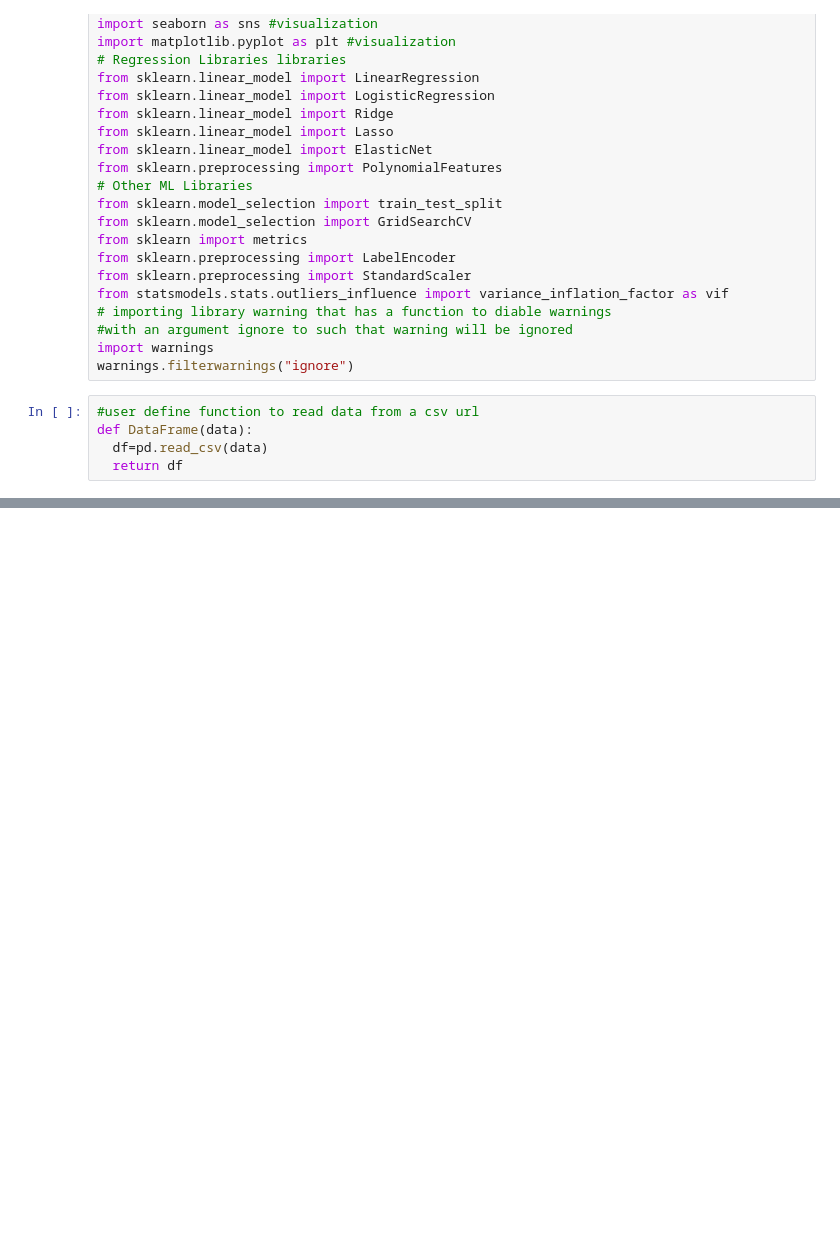
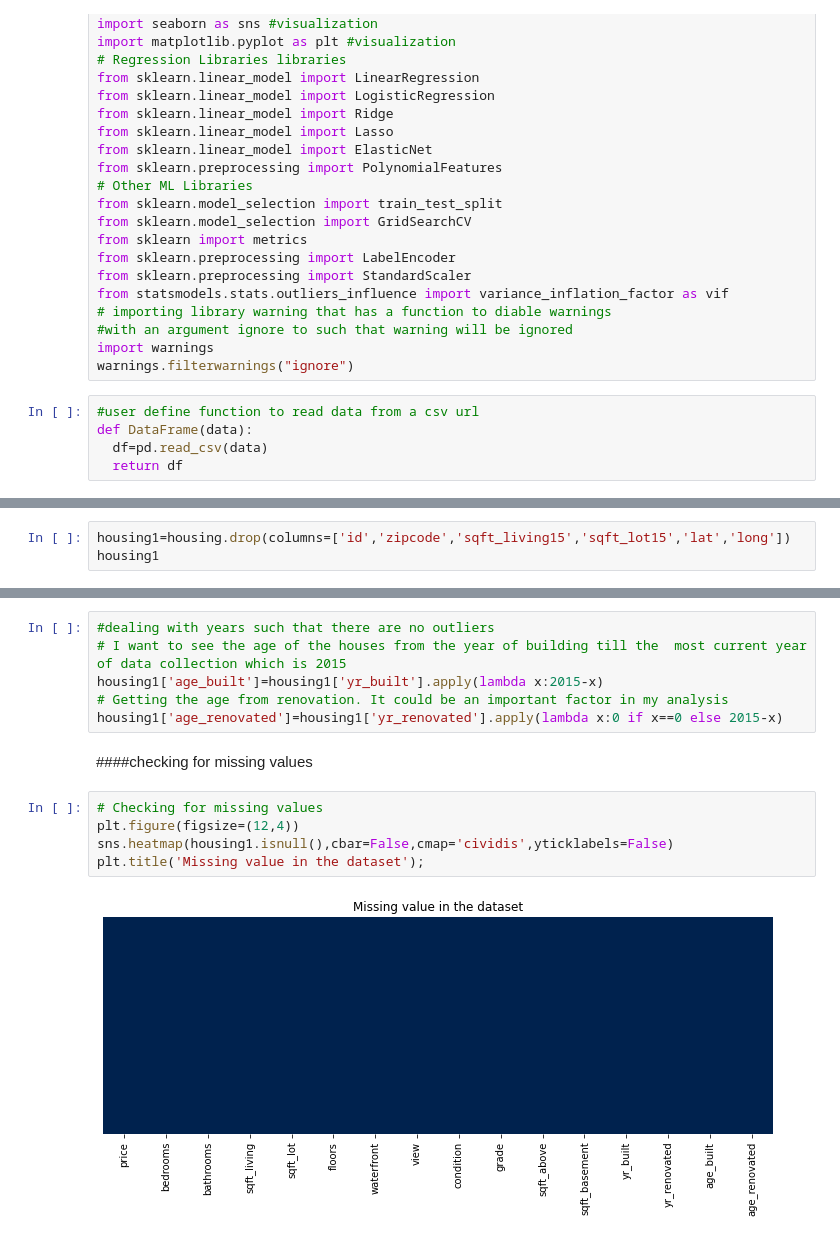
Before and after one commit to kipsangchepesa/Core12_moduleII-IP, a Jupyter notebook: Moringa_Data_Science_core12_ModuleII_W2_Independent_Project_2021_11_Kipsang_Nicholas_Machine_Learning_.ipynb, the cells around one changed output, grey strips where cells are left out. Cells and saved outputs as stored; diff of their text form; blank space fills up the shorter version.

```diff
--- a/Moringa_Data_Science_core12_ModuleII_W2_Independent_Project_2021_11_Kipsang_Nicholas_Machine_Learning_.ipynb
+++ b/Moringa_Data_Science_core12_ModuleII_W2_Independent_Project_2021_11_Kipsang_Nicholas_Machine_Learning_.ipynb
@@ -84,0 +200,3 @@ housing
+# %%
+housing1=housing.drop(columns=['id','zipcode','sqft_living15','sqft_lot15','lat','long'])
+housing1
@@ -84,0 +217,15 @@ housing
+# %%
+#dealing with years such that there are no outliers
+# I want to see the age of the houses from the year of building till the  most current year of data collection which is 2015
+housing1['age_built']=housing1['yr_built'].apply(lambda x:2015-x)
+# Getting the age from renovation. It could be an important factor in my analysis
+housing1['age_renovated']=housing1['yr_renovated'].apply(lambda x:0 if x==0 else 2015-x)
+# %% [markdown]
+####checking for missing values
+# %%
+# Checking for missing values
+plt.figure(figsize=(12,4))
+sns.heatmap(housing1.isnull(),cbar=False,cmap='cividis',yticklabels=False)
+plt.title('Missing value in the dataset');
+# %% [output]
+[figure, added]
```
Also changed, not shown: parts of 18 cells of this notebook.
